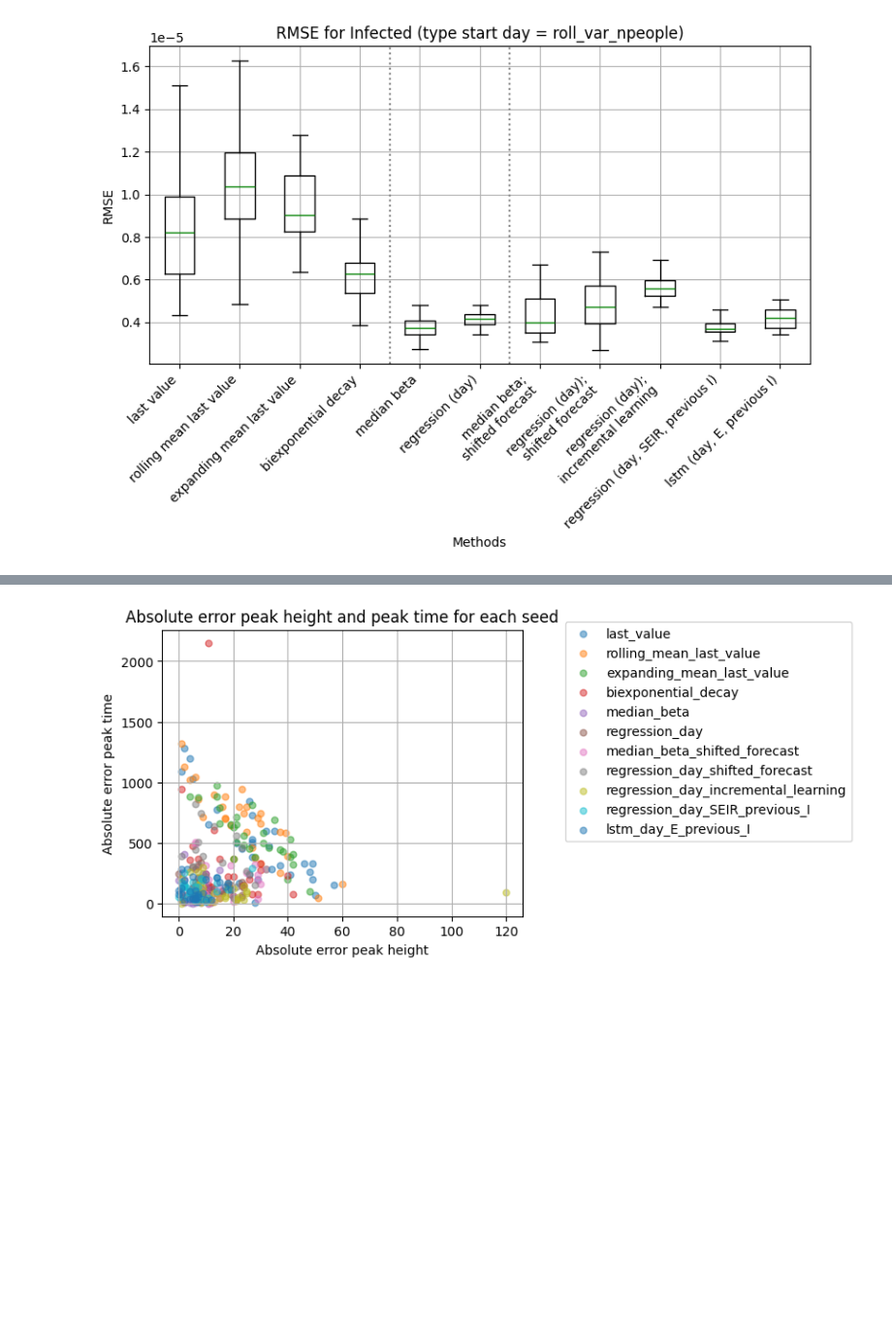
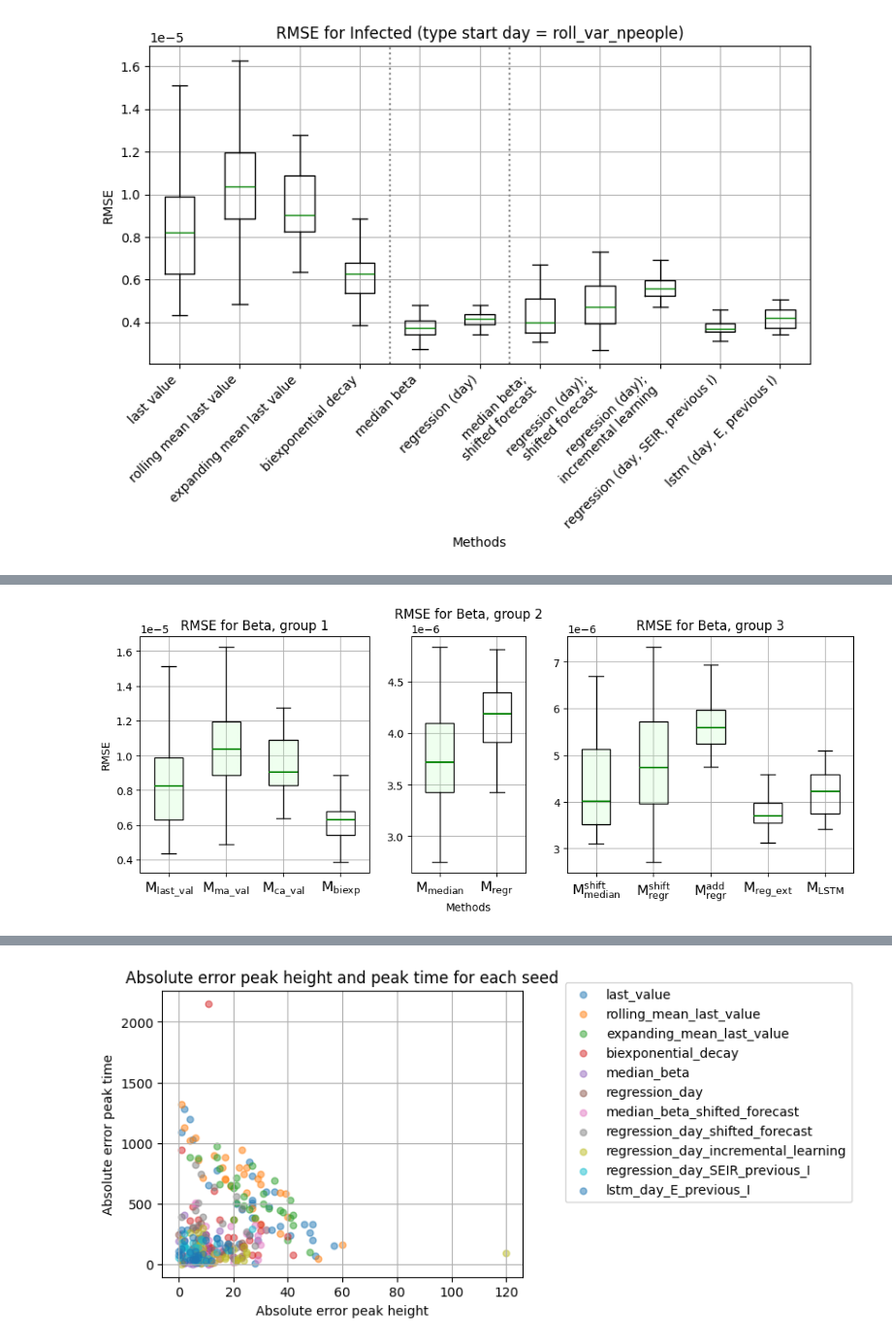
Before and after one commit to vnleonenko/Network_hybrid, a Jupyter notebook: plot_methods.ipynb, the cells around one changed output, grey strips where cells are left out. Shown at 97% size. Saved outputs shown, nothing was run; the diff lists cells and outputs as text; code cells hidden in the pictures; blank space fills up the shorter version.

```diff
--- a/plot_methods.ipynb
+++ b/plot_methods.ipynb
@@ -561,3 +519,85 @@ plt.savefig(f'results/type_start_day = roll_var_npeople/rmse_Beta_boxplot.pdf',
 plt.show()
 # %% [output]
 [figure]
+# %%
+methods = [['$\mathregular{M_{last\_val}}$',
+    '$\mathregular{M_{ma\_val}}$',
+    '$\mathregular{M_{ca\_val}}$',
+    '$\mathregular{M_{biexp}}$'],
+
+    ['$\mathregular{M_{median}}$',
+    '$\mathregular{M_{regr}}$'],
+
+    ['$\mathregular{M^{shift}_{median}}$',
+            '$\mathregular{M^{shift}_{regr}}$',
+            '$\mathregular{M^{add}_{regr}}$',
+    '$\mathregular{M_{reg\_ext}}$',
+    '$\mathregular{M_{LSTM}}$']]
+new_labels = [['last_value',
+    'rolling_mean_last_value',
+    'expanding_mean_last_value',
+    'biexponential_decay'],
+
+    ['median_beta',
+    'regression_day'],
+
+    ['median_beta_shifted_forecast',
+    'regression_day_shifted_forecast',
+    'regression_day_incremental_learning',
+    'regression_day_SEIR_previous_I',
+    'lstm_day_E_previous_I']]
+
+switch = 'type_start_day = roll_var_npeople'
+
+fig = plt.figure(figsize=(12, 4))
+gs = gridspec.GridSpec(1, 3, width_ratios=[4,2,5])
+#ax = ax.flatten()
+for i in range(len(methods)):
+
+    rmse_df = pd.DataFrame()
+    for beta_prediction_method,new_label in zip(methods[i], new_labels[i]):
+        # Загрузка данных из CSV
+        df = pd.read_csv(f'results/{switch}/{new_label}_results.csv')
+        # Добавляем данные в DataFrame с названием колонки как метод
+        rmse_df[f"{beta_prediction_method}"] = df['rmse_Beta']
+        print(new_label, df['rmse_Beta'].median())
+
+    # Создание боксплота
+    #plt.figure(figsize=(8*len(methods[i])/11+1,5))  # Установка размера графика
+    ax = plt.subplot(gs[i])
+    box = ax.boxplot(rmse_df[methods[i]], showfliers=False,
+                      medianprops=dict(color='green',linewidth=1.5), widths=0.5, patch_artist=True)
+
+
+    median_c = (0.7, 1.0, 0.7, 0.2)
+    lw=1
+    for n, patch in enumerate(box['boxes']):
+        if (i == 0) & (n < 3):
+            patch.set(facecolor=median_c, linewidth=lw)
+        elif (i == 1) & (n < 1):
+            patch.set(facecolor=median_c, linewidth=lw)
+        elif (i == 2) & (n < 3):
+            patch.set(facecolor=median_c, linewidth=lw)
+        else:
+            patch.set(fill=False)
+
+    # Настройка заголовка и меток
+    ax.set_title(f'RMSE for Beta, group {i+1}')
+    if i==1:
+        ax.set_xlabel('Methods')
+    if i==0:
+        ax.set_ylabel('RMSE')
+
+    # Поворот меток по оси X для лучшей читаемости
+    ax.set_xticks(ticks=np.arange(1, len(methods[i])+1),
+            labels=methods[i], rotation=0, ha='center', fontsize=13)
+
+    # Показать график
+    # with tightlayout() figsize changes depending on xlabels' lengths
+    ax.grid()
+    #plt.tight_layout()  # Автоматическая настройка отступов
+
+
+plt.savefig(f'results/{switch}/rmse_Beta_3.pdf',
+            format='pdf', bbox_inches='tight')
+# %% [output]
@@ -564 +615,2 @@ plt.show()
+[figure, added]
 # %% [markdown]
```
Also changed, not shown: parts of 42 cells of this notebook, 33 other files.
